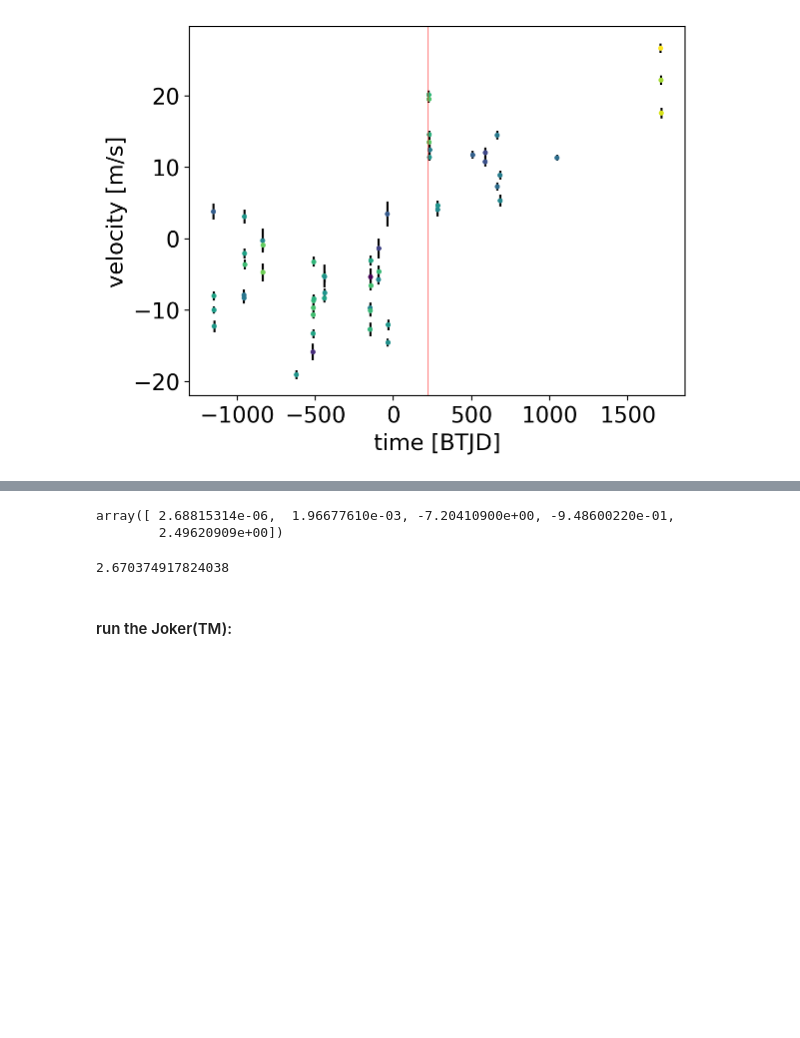
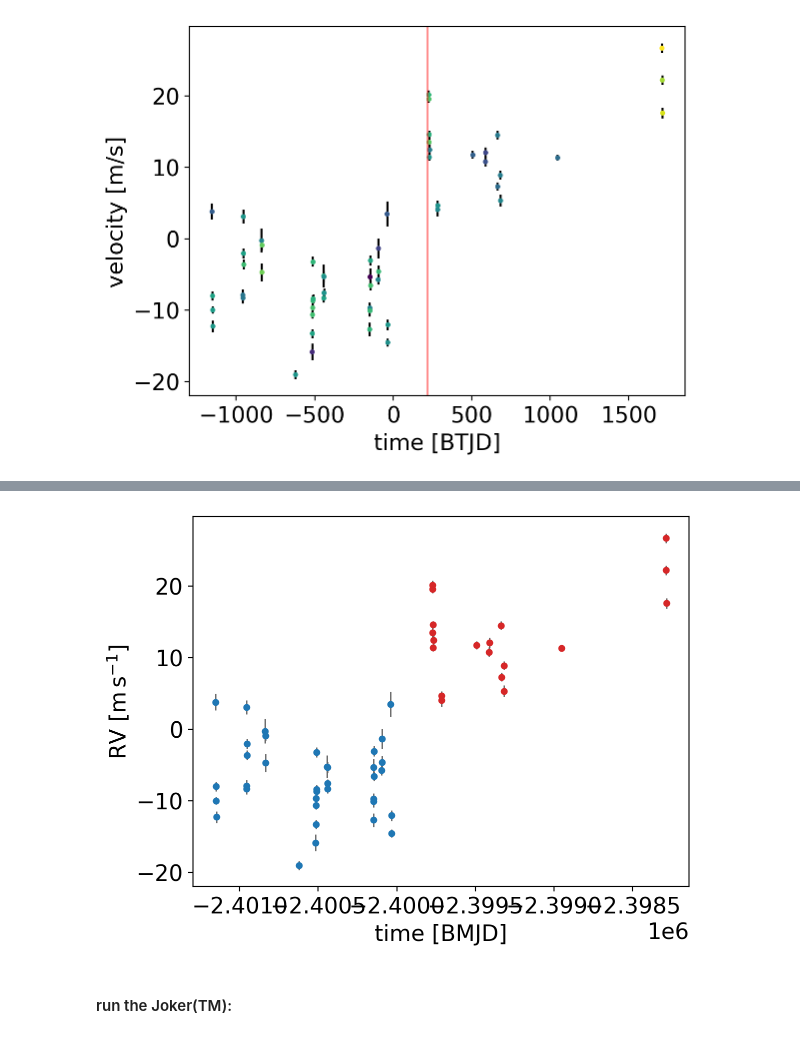
Before and after one commit to megbedell/tesstwin, a Jupyter notebook: notebooks/exoplanet/joker.ipynb, the cells around one changed output, grey strips where cells are left out. Saved outputs shown, nothing was run; the diff lists cells and outputs as text; code cells hidden in the pictures; blank space fills up the shorter version.

```diff
--- a/notebooks/exoplanet/joker.ipynb
+++ b/notebooks/exoplanet/joker.ipynb
@@ -112,12 +75,16 @@ soln, cov = best_param(A)
-# %%
-soln
-# %% [output]
-array([ 2.68815314e-06,  1.96677610e-03, -7.20410900e+00, -9.48600220e-01,
-        2.49620909e+00])
-# %%
-soln_K = np.sqrt(soln[3]**2 + soln[4]**2)
-soln_K
-# %% [output]
-2.670374917824038
+# %%
+# split data into pre/post upgrade:
+data1 = tj.RVData(t=Time(x_rv[~pug], format='jd', scale='tcb'),
+                  rv=y_rv[~pug] * u.m/u.s,
+                  rv_err=yerr_rv[~pug] * u.m/u.s)
+data2 = tj.RVData(t=Time(x_rv[pug], format='jd', scale='tcb'),
+                  rv=y_rv[pug] * u.m/u.s,
+                  rv_err=yerr_rv[pug] * u.m/u.s)
+data = [data1, data2]
+# %%
+for d, color in zip([data1, data2], ['tab:blue', 'tab:red']):
+    _ = d.plot(color=color, ms=4)
+# %% [output]
+[figure, added]
 # %% [markdown]
 #### run the Joker(TM):
```
Also changed, not shown: parts of 29 cells of this notebook, 1 other file.
